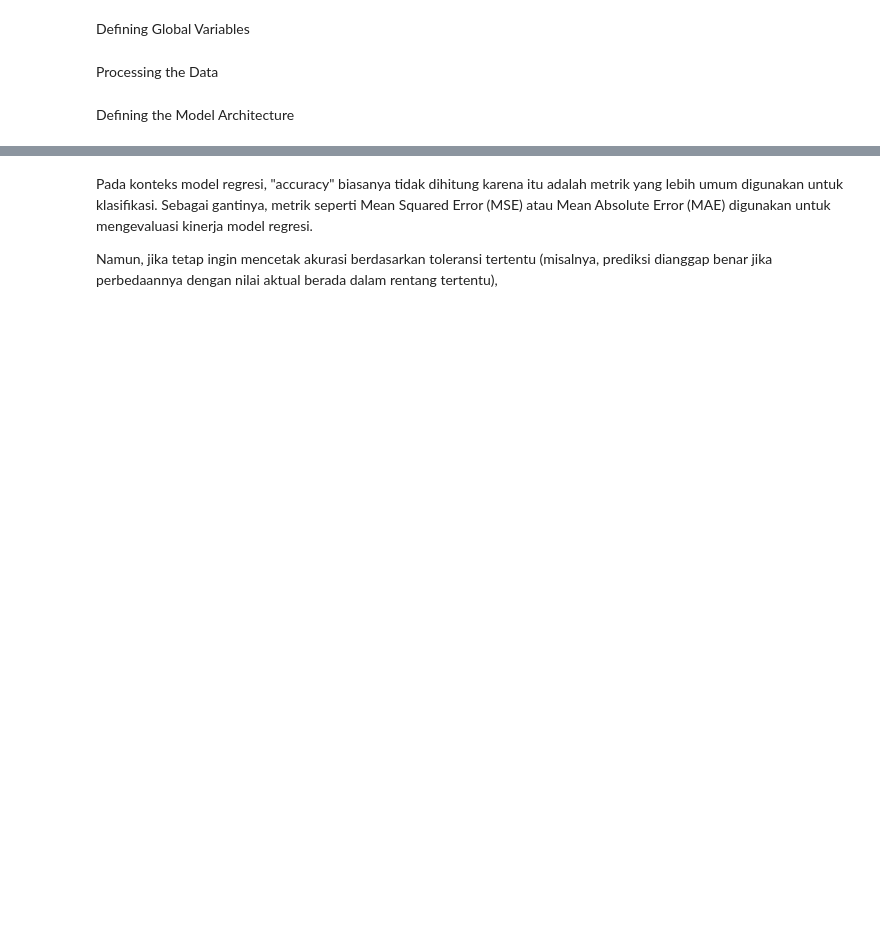
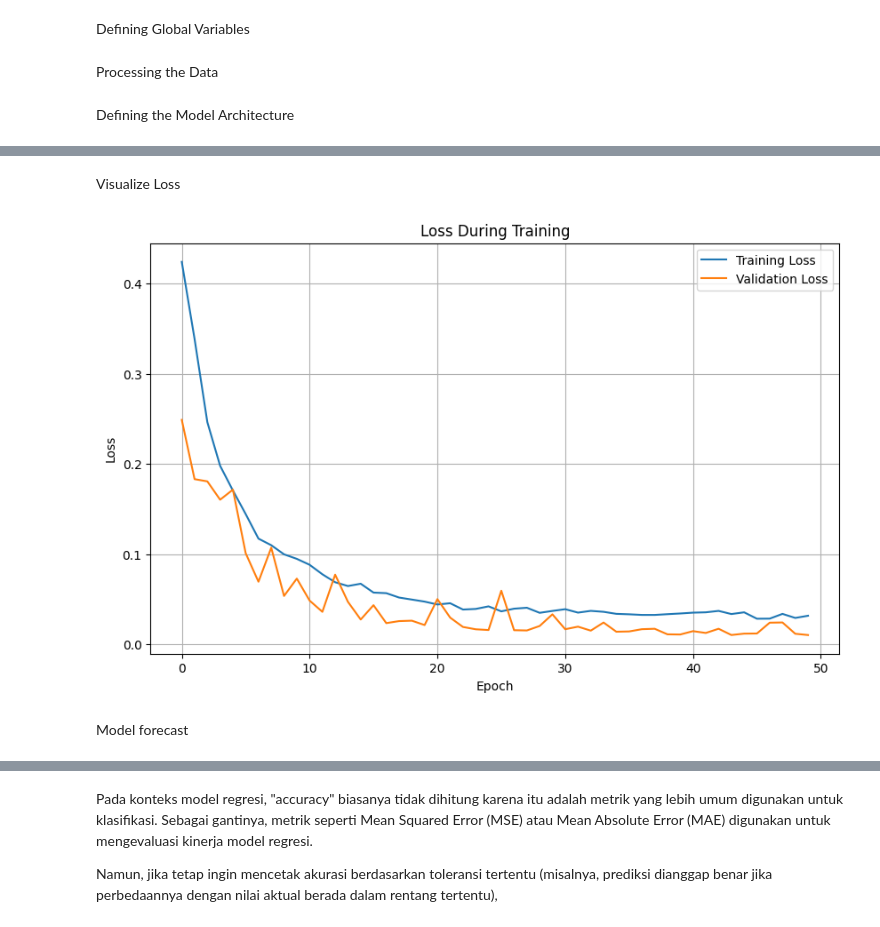
Before and after one commit to Anggar-In/Machine-Learning, a Jupyter notebook: stock_price_predictions/trainingScripts/untr_trainingModel.ipynb, the cells around one changed output, grey strips where cells are left out. Drawn from its saved outputs; the diff is of its cells as text; code cells hidden in the pictures; blank space fills up the shorter version.

```diff
--- a/stock_price_predictions/trainingScripts/untr_trainingModel.ipynb
+++ b/stock_price_predictions/trainingScripts/untr_trainingModel.ipynb
@@ -99,9 +83,16 @@ train_dataset = windowed_dataset(series_train, window_size=WINDOW_SIZE)
+# %%
+# Fungsi untuk membagi data training dan validasi
+def train_val_split(time, data, split_time=SPLIT_TIME):
+    return time[:split_time], data[:split_time], time[split_time:], data[split_time:]
+# %%
+# Membagi data menjadi training dan validasi
+time_train, features_train, time_valid, features_valid = train_val_split(TIME, FEATURES)
 # %% [markdown]
 Defining the Model Architecture
 # %%
 def create_model():
     model = tf.keras.models.Sequential([
-        tf.keras.Input(shape=(WINDOW_SIZE, 1)),
+        tf.keras.Input(shape=(WINDOW_SIZE, 3)),
 
         # First Conv1D layer dengan lebih banyak filter
         tf.keras.layers.Conv1D(filters=32, kernel_size=3,
@@ -120,7 +111,7 @@ def create_model():
 
         tf.keras.layers.Dense(16, activation="relu",
                             kernel_regularizer=tf.keras.regularizers.l2(0.01)),  # L2 regularization
-        tf.keras.layers.Dense(1)
+        tf.keras.layers.Dense(3)
     ])
 
     optimizer = tf.keras.optimizers.Adam(learning_rate=0.001)
@@ -192,9 +170,9 @@ reduce_lr = tf.keras.callbacks.ReduceLROnPlateau(
     min_lr=1e-6
 )
 # %%
-# Create dataset and train
-train_dataset = windowed_dataset(series_train, WINDOW_SIZE)
-validation_dataset = windowed_dataset(series_valid, WINDOW_SIZE)
+# Membuat dataset windowed
+train_dataset = windowed_dataset(features_train, WINDOW_SIZE)
+validation_dataset = windowed_dataset(features_valid, WINDOW_SIZE)
 # %%
 # Train model
 history = model.fit(
@@ -224,0 +203,17 @@ Epoch 40/50
+# %% [markdown]
+Visualize Loss
+# %%
+# Visualisasi Loss
+plt.figure(figsize=(10, 6))
+plt.plot(history.history['loss'], label='Training Loss')
+plt.plot(history.history['val_loss'], label='Validation Loss')
+plt.title('Loss During Training')
+plt.xlabel('Epoch')
+plt.ylabel('Loss')
+plt.legend()
+plt.grid(True)
+plt.show()
+# %% [output]
+[figure, added]
+# %% [markdown]
+Model forecast
```
Also changed, not shown: parts of 36 cells of this notebook.
